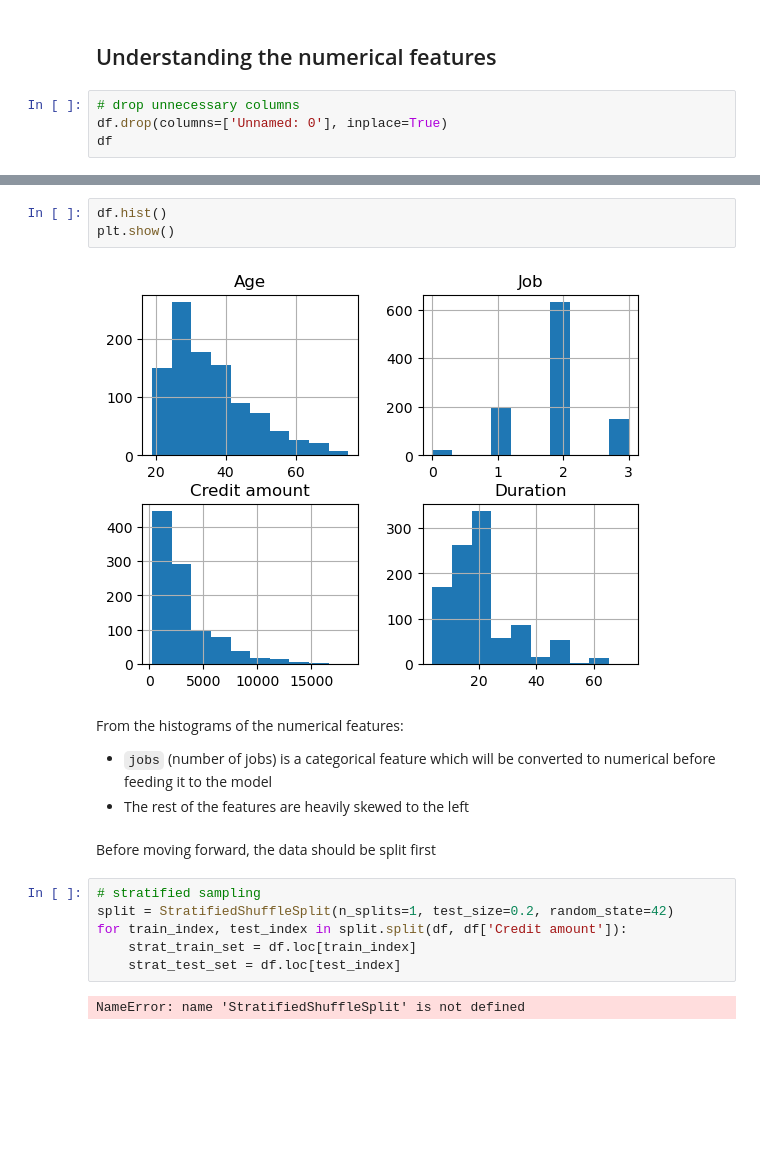
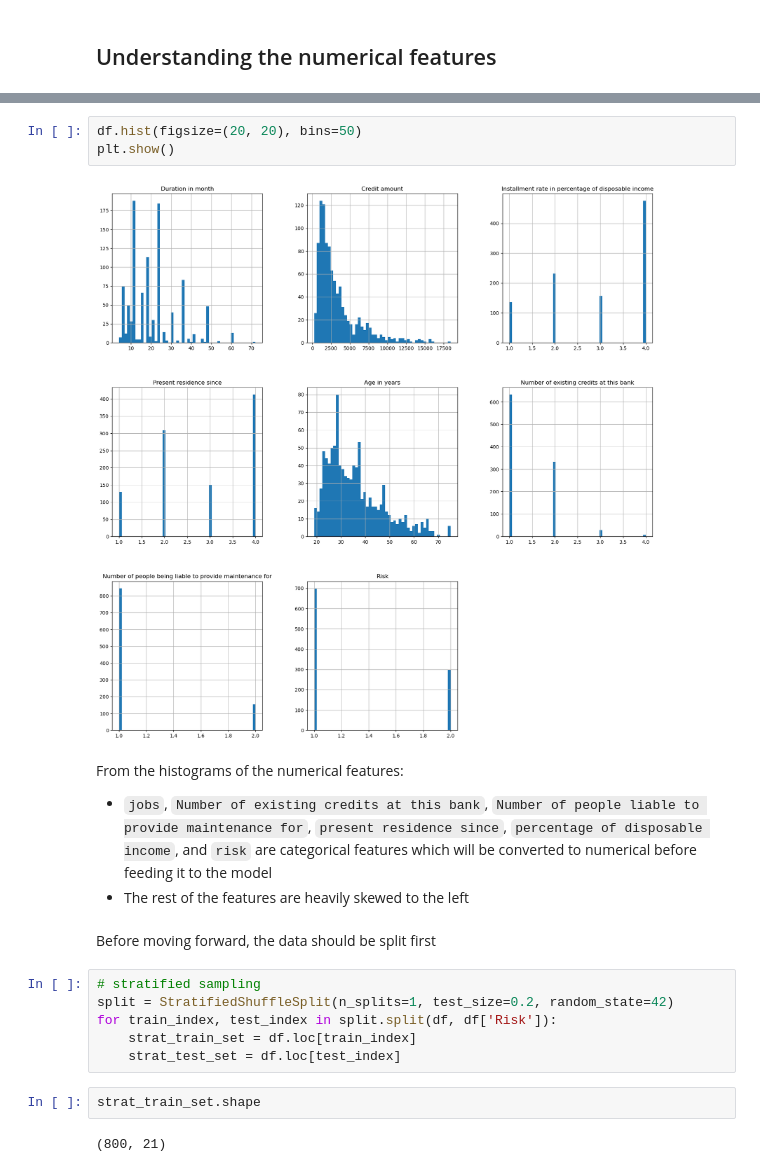
Before and after one commit to mwisechacha/Credit-Risk-Modelling, a Jupyter notebook: credit_risk.ipynb, the cells around one changed output, grey strips where cells are left out. Cells and saved outputs as stored; diff of their text form; blank space fills up the shorter version.

```diff
--- a/credit_risk.ipynb
+++ b/credit_risk.ipynb
@@ -86,6 +85,2 @@ from the `.info()` we get that:
 # %% [markdown]
 ## Understanding the numerical features
-# %%
-# drop unnecessary columns
-df.drop(columns=['Unnamed: 0'], inplace=True)
-df
@@ -106,19 +87,21 @@ df
 # %%
-df.hist()
+df.hist(figsize=(20, 20), bins=50)
 plt.show()
 # %% [output]
-[figure, old version]
+[figure, new version]
 # %% [markdown]
 From the histograms of the numerical features:
-* `jobs` (number of jobs) is a categorical feature which will be converted to numerical before feeding it to the model
+* `jobs`, `Number of existing credits at this bank`, `Number of people liable to provide maintenance for`, `present residence since`, `percentage of disposable income`, and `risk` are categorical features which will be converted to numerical before feeding it to the model
 * The rest of the features are heavily skewed to the left
 # %% [markdown]
 Before moving forward, the data should be split first
 # %%
 # stratified sampling
 split = StratifiedShuffleSplit(n_splits=1, test_size=0.2, random_state=42)
-for train_index, test_index in split.split(df, df['Credit amount']):
+for train_index, test_index in split.split(df, df['Risk']):
     strat_train_set = df.loc[train_index]
     strat_test_set = df.loc[test_index]
-# %% [output]
-NameError: name 'StratifiedShuffleSplit' is not defined
+# %%
+strat_train_set.shape
+# %% [output]
+(800, 21)
```
Also changed, not shown: parts of 17 cells of this notebook.
